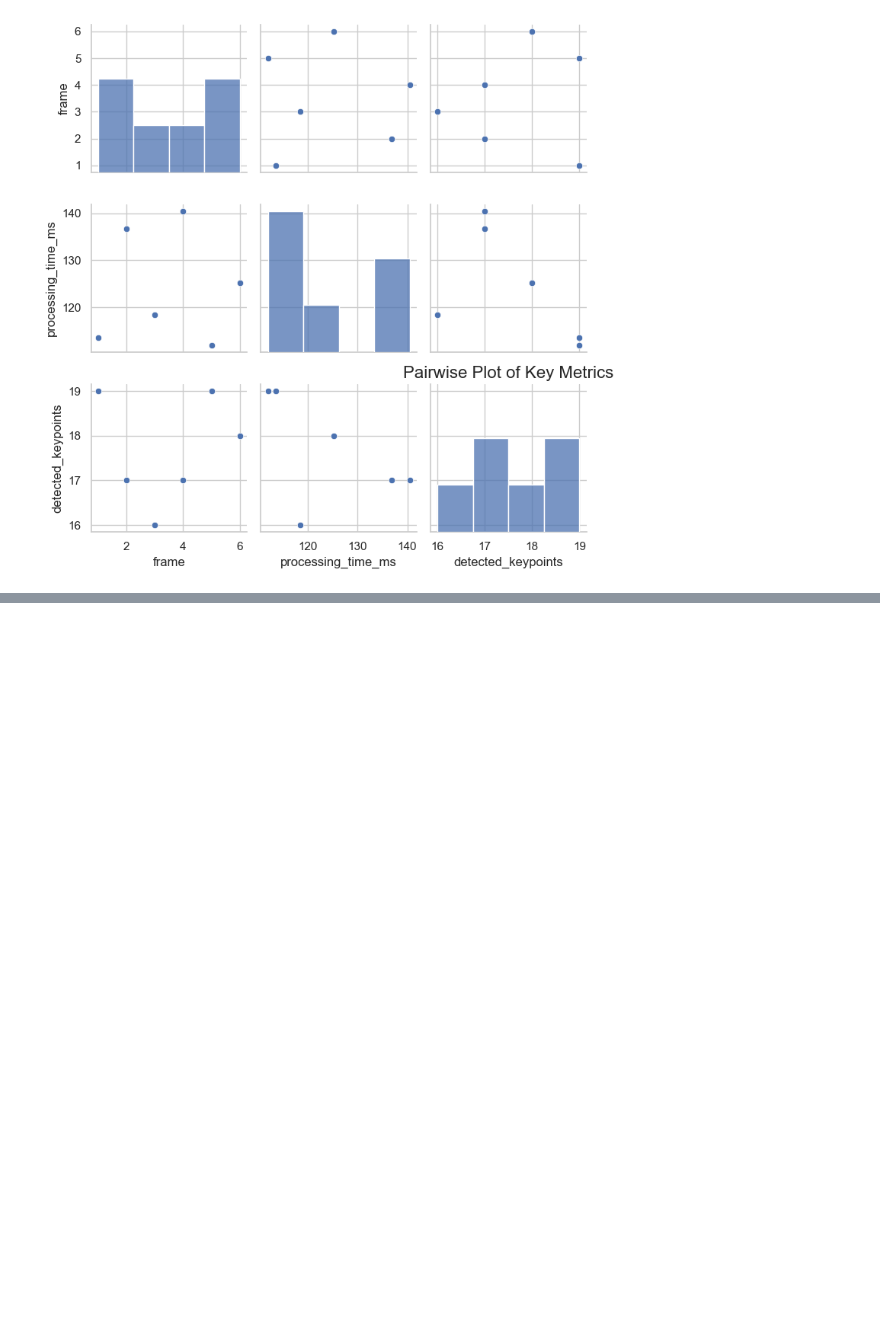
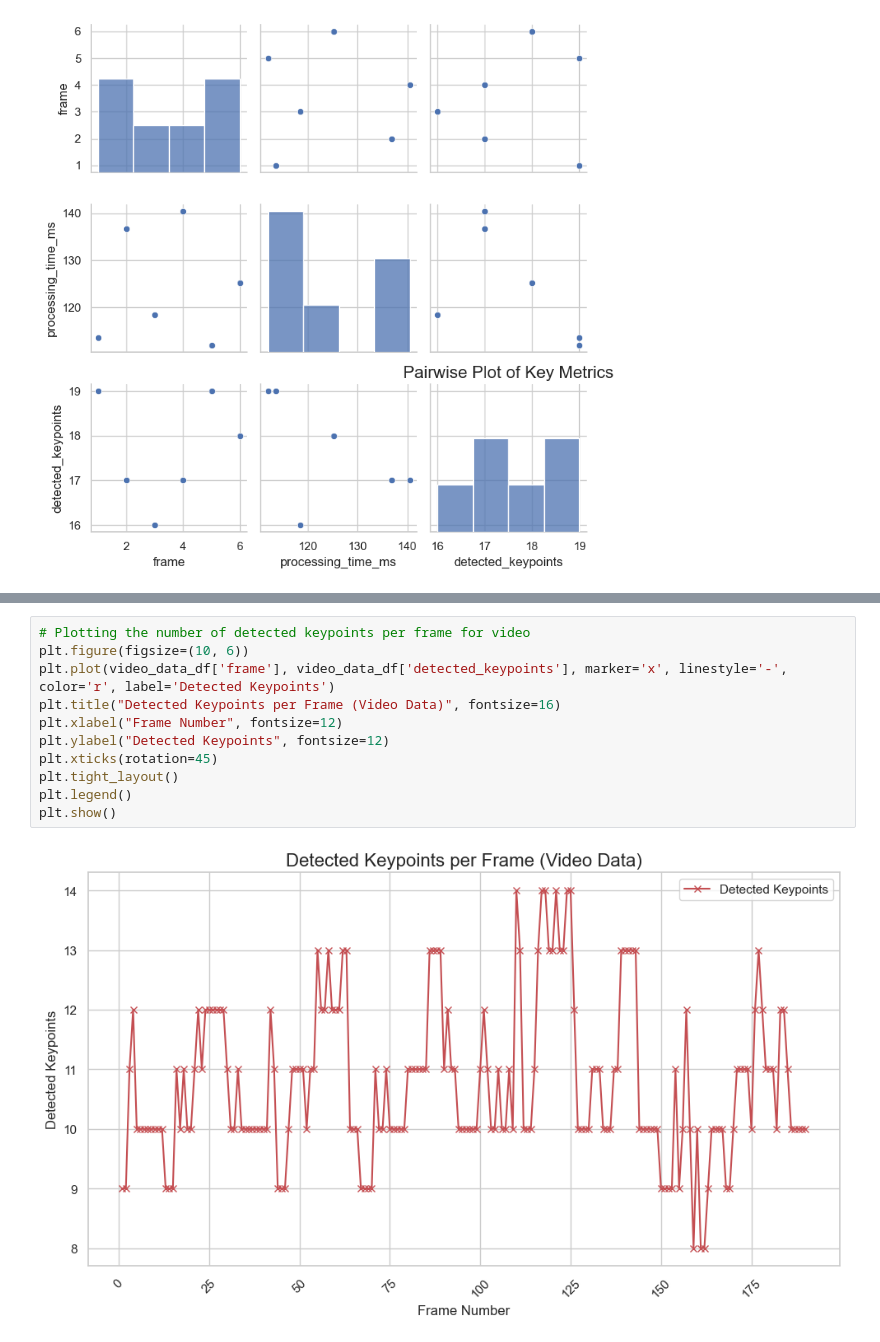
Before and after one commit to Redback-Operations/redback-orion, a Jupyter notebook: Player_Tracking/Pose_Matching_project/Pose_Estimation/pose_data_analytics.ipynb, the cells around one changed output, grey strips where cells are left out. Drawn from its saved outputs; the diff is of its cells as text; blank space fills up the shorter version.

```diff
--- a/Player_Tracking/Pose_Matching_project/Pose_Estimation/pose_data_analytics.ipynb
+++ b/Player_Tracking/Pose_Matching_project/Pose_Estimation/pose_data_analytics.ipynb
@@ -76,0 +112,13 @@ plt.show()
+# %%
+# Plotting the number of detected keypoints per frame for video
+plt.figure(figsize=(10, 6))
+plt.plot(video_data_df['frame'], video_data_df['detected_keypoints'], marker='x', linestyle='-', color='r', label='Detected Keypoints')
+plt.title("Detected Keypoints per Frame (Video Data)", fontsize=16)
+plt.xlabel("Frame Number", fontsize=12)
+plt.ylabel("Detected Keypoints", fontsize=12)
+plt.xticks(rotation=45)
+plt.tight_layout()
+plt.legend()
+plt.show()
+# %% [output]
+[figure, added]
```
Also changed, not shown: parts of 7 cells of this notebook, 3 other files.
